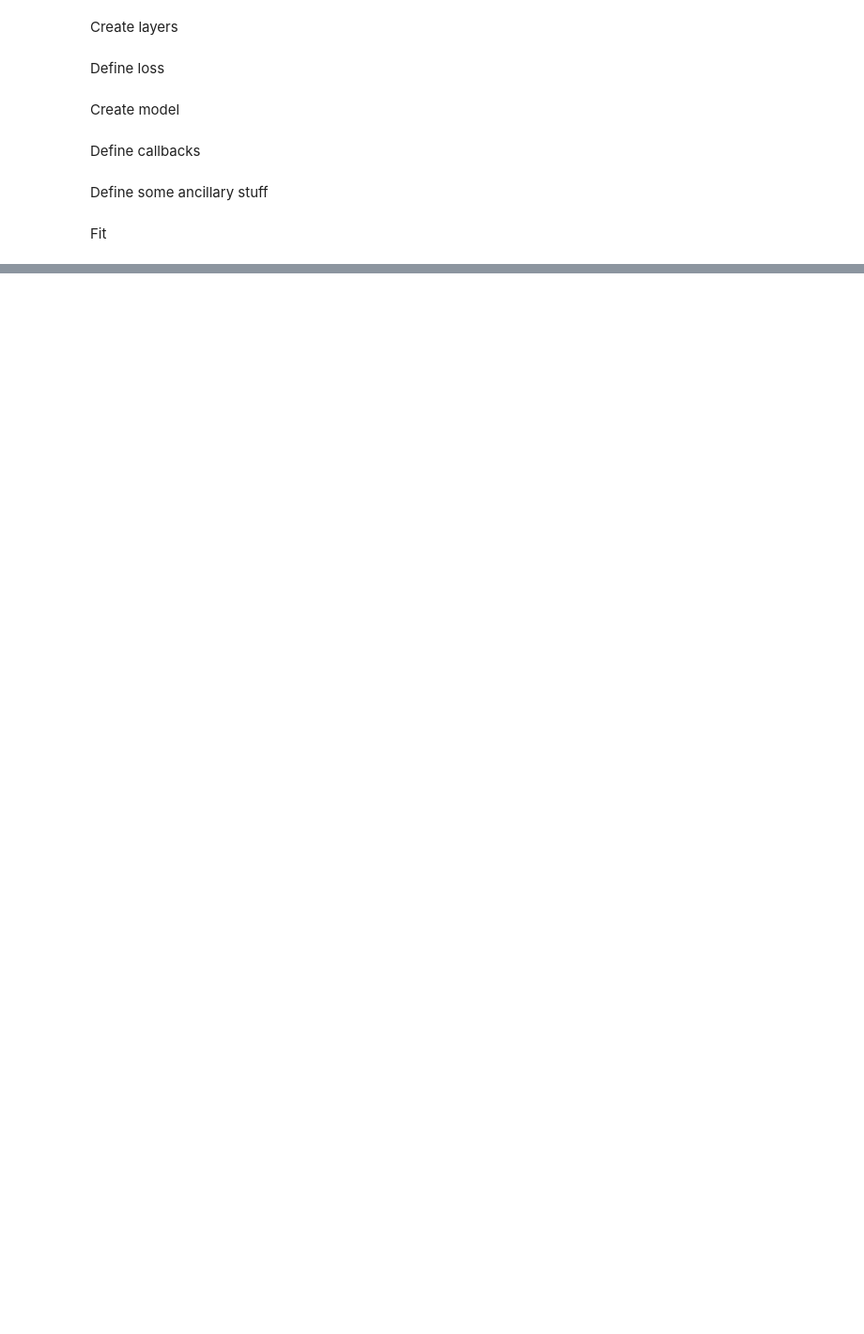
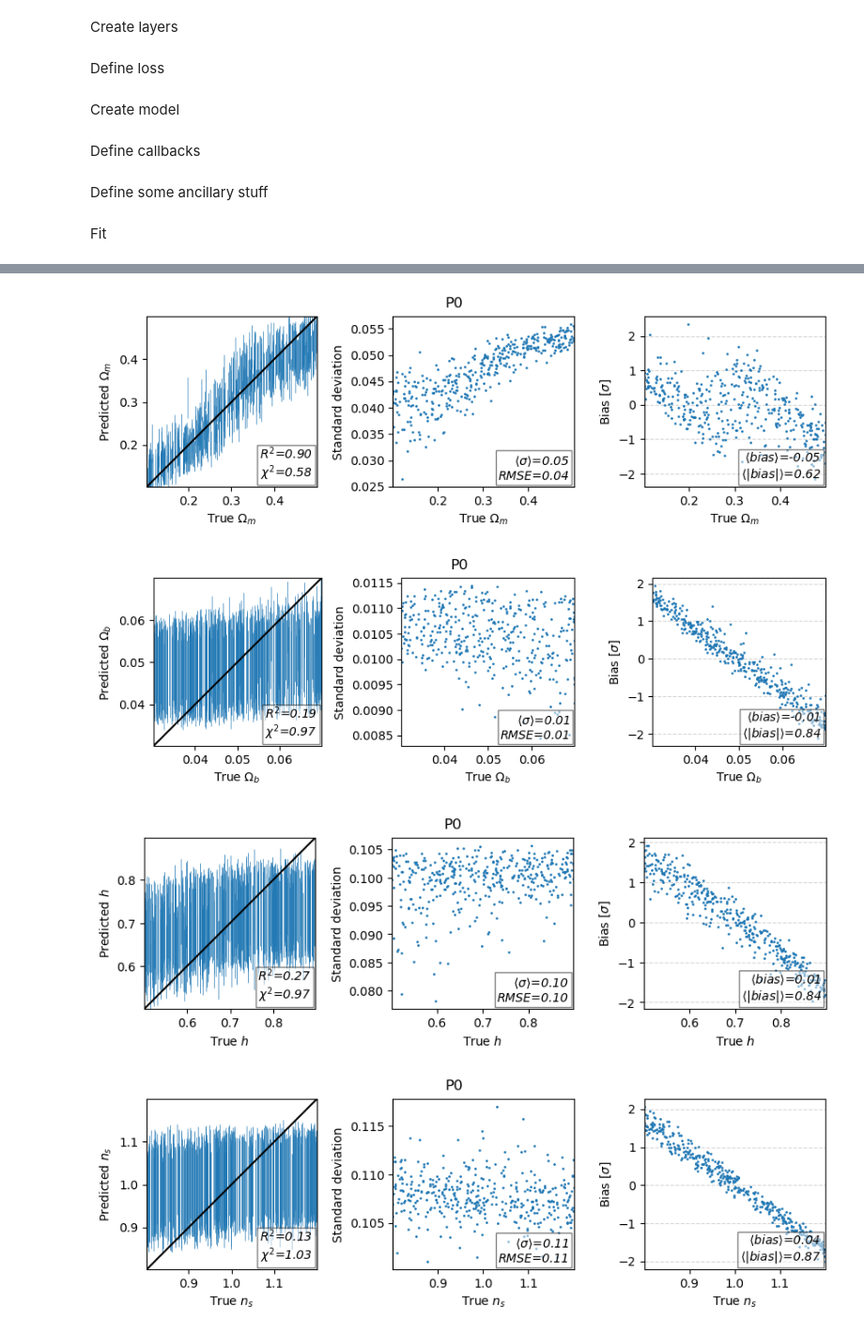
Before and after one commit to supriodubey/Thesis, a Jupyter notebook: codes/Moment_Network_LCDM.ipynb, the cells around one changed output, grey strips where cells are left out. Shown at 94% size. Cells and saved outputs as stored; diff of their text form; code cells hidden in the pictures; blank space fills up the shorter version.

```diff
--- a/codes/Moment_Network_LCDM.ipynb
+++ b/codes/Moment_Network_LCDM.ipynb
@@ -348,13 +515,10 @@ plot_loss(histories)#, logy=True, ylim=[15, 25])
 # %%
-data = data_LH_vanilla["P0"]
-data_split = "test"
-predictions = model.predict(data[data_split]["ftr"], verbose=0)
+# prediction of parameters
 
-for j in range(5):
-    check_predictions(
-        data[data_split]["lbl"][:,j]*sigmas_van[j]+means_van[j],
-        predictions[:,j]*sigmas_van[j]+means_van[j],
-        predictions[:,j+5]*sigmas_van[j],
-        label=label_LaTeX_names_vanilla[j],
-        title="P0")
-print()
+predictions = model.predict(X_test, verbose=0)
+df_predictions = pd.DataFrame(predictions)
+y_mean_predict = df_predictions[df_predictions.columns[:5]]
+y_sigma_predict = df_predictions[df_predictions.columns[5:]]
+
+
+df_predictions
@@ -360,0 +539,18 @@ print()
+# %%
+#
+true_y = ((y_test * std_params) + mean_params).reset_index(drop=True).values
+predict_y = ((y_mean_predict * std_params)  + mean_params).values
+predict_E = (y_sigma_predict*std_params).values
+
+for j in range(5):
+    check_predictions(
+        true_y[:,j],
+        predict_y[:,j],
+        predict_E[:,j],
+        label=label_LaTeX_names_vanilla[j],
+        title="P0")
+# %% [output]
+[figure, added]
+[figure, added]
+[figure, added]
+[figure, added]
```
Also changed, not shown: parts of 27 cells of this notebook, 1 other file.
